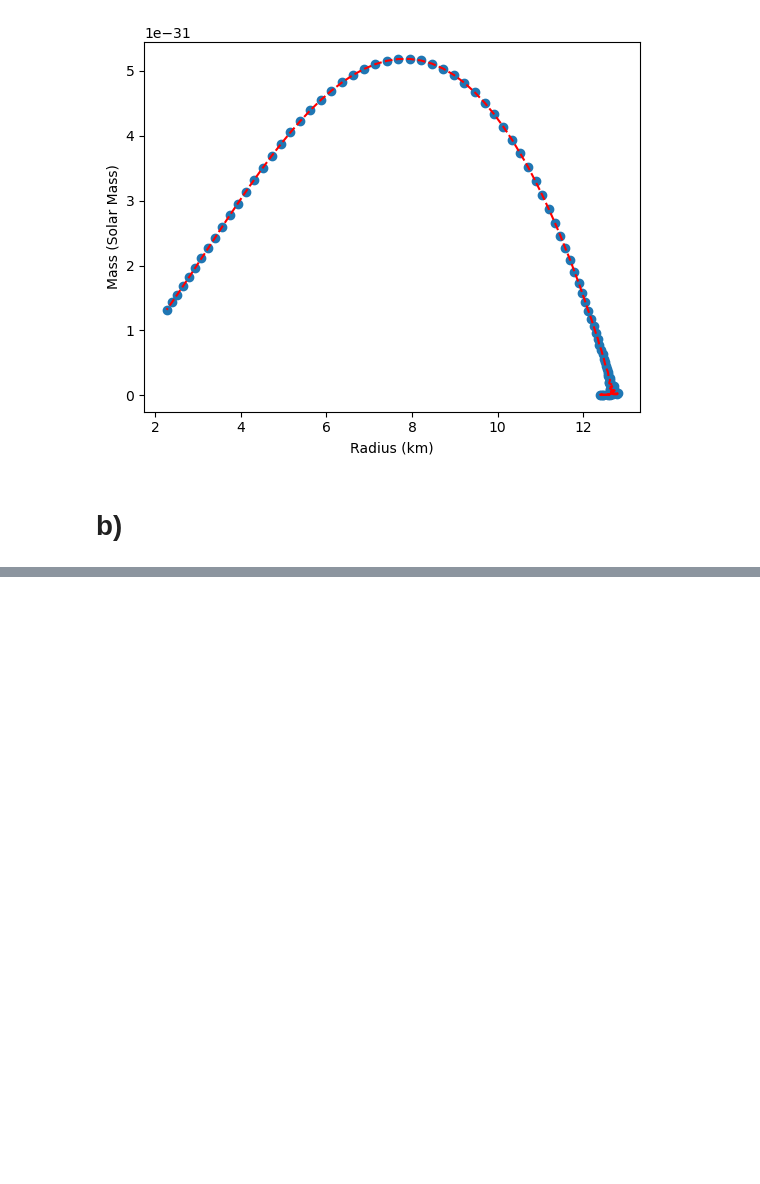
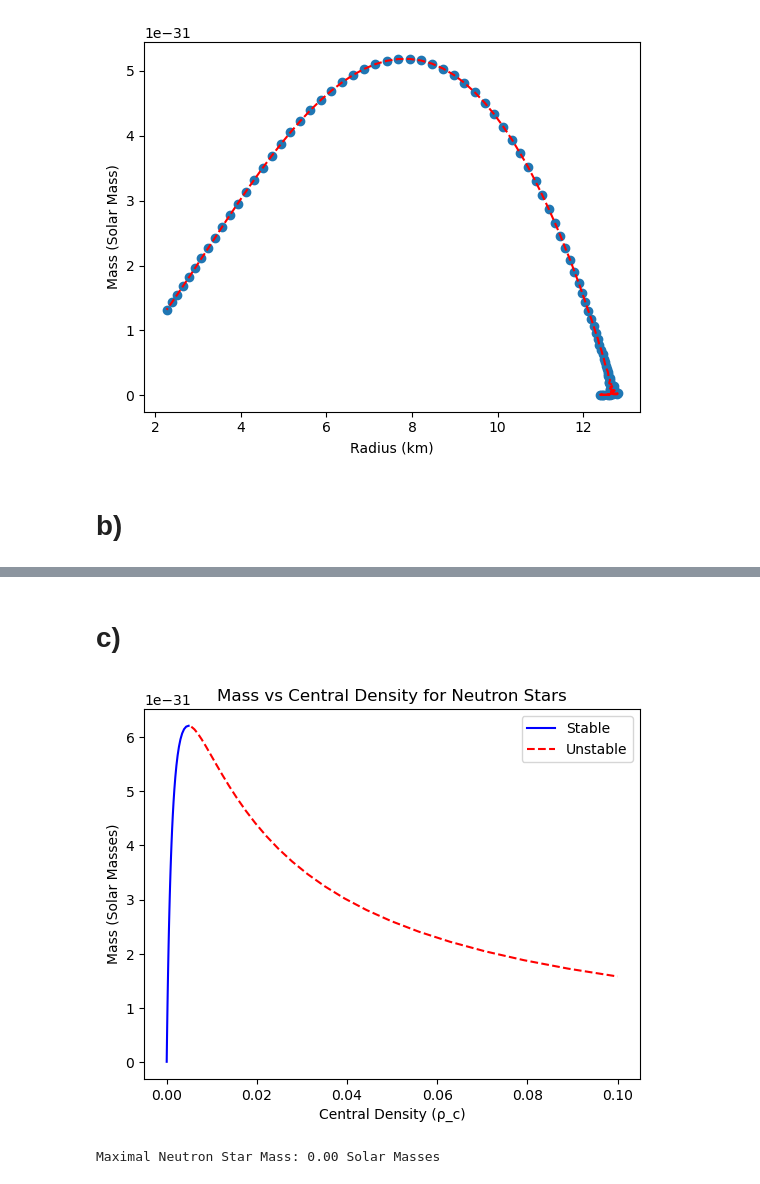
Before and after one commit to eamasya19/phys414_final_project, a Jupyter notebook: einstein.ipynb, the cells around one changed output, grey strips where cells are left out. Cells and saved outputs as stored; diff of their text form; code cells hidden in the pictures; blank space fills up the shorter version.

```diff
--- a/einstein.ipynb
+++ b/einstein.ipynb
@@ -99,0 +161,37 @@ plt.show()
+# %% [markdown]
+# c)
+# %%
+masses = []
+rho_c_vals = rho_vals
+
+for p_c in central_pressures:
+    _, _, mp = solve_tov_part_b(p_c)
+    masses.append(mp / solar_mass)  # Convert to solar masses
+
+masses = np.asarray(masses)
+
+# Compute dM/dρc
+dMp_dRho = np.gradient(masses, rho_c_vals)
+
+# Identify stable and unstable regions
+stable_rho_c = rho_c_vals[dMp_dRho > 0]
+unstable_rho_c = rho_c_vals[dMp_dRho < 0]
+stable_masses = masses[dMp_dRho > 0]
+unstable_masses = masses[dMp_dRho < 0]
+
+# Plotting
+plt.figure()
+plt.plot(stable_rho_c, stable_masses, label='Stable', color='blue')
+plt.plot(unstable_rho_c, unstable_masses, label='Unstable', linestyle='dashed', color='red')
+plt.xlabel('Central Density (ρ_c)')
+plt.ylabel('Mass (Solar Masses)')
+plt.title('Mass vs Central Density for Neutron Stars')
+plt.legend()
+plt.show()
+
+# Report maximal NS mass
+max_mass = np.max(masses)
+print(f"Maximal Neutron Star Mass: {max_mass:.2f} Solar Masses")
+# %% [output]
+[figure, added]
+Maximal Neutron Star Mass: 0.00 Solar Masses
```
Also changed, not shown: parts of 2 cells of this notebook.
